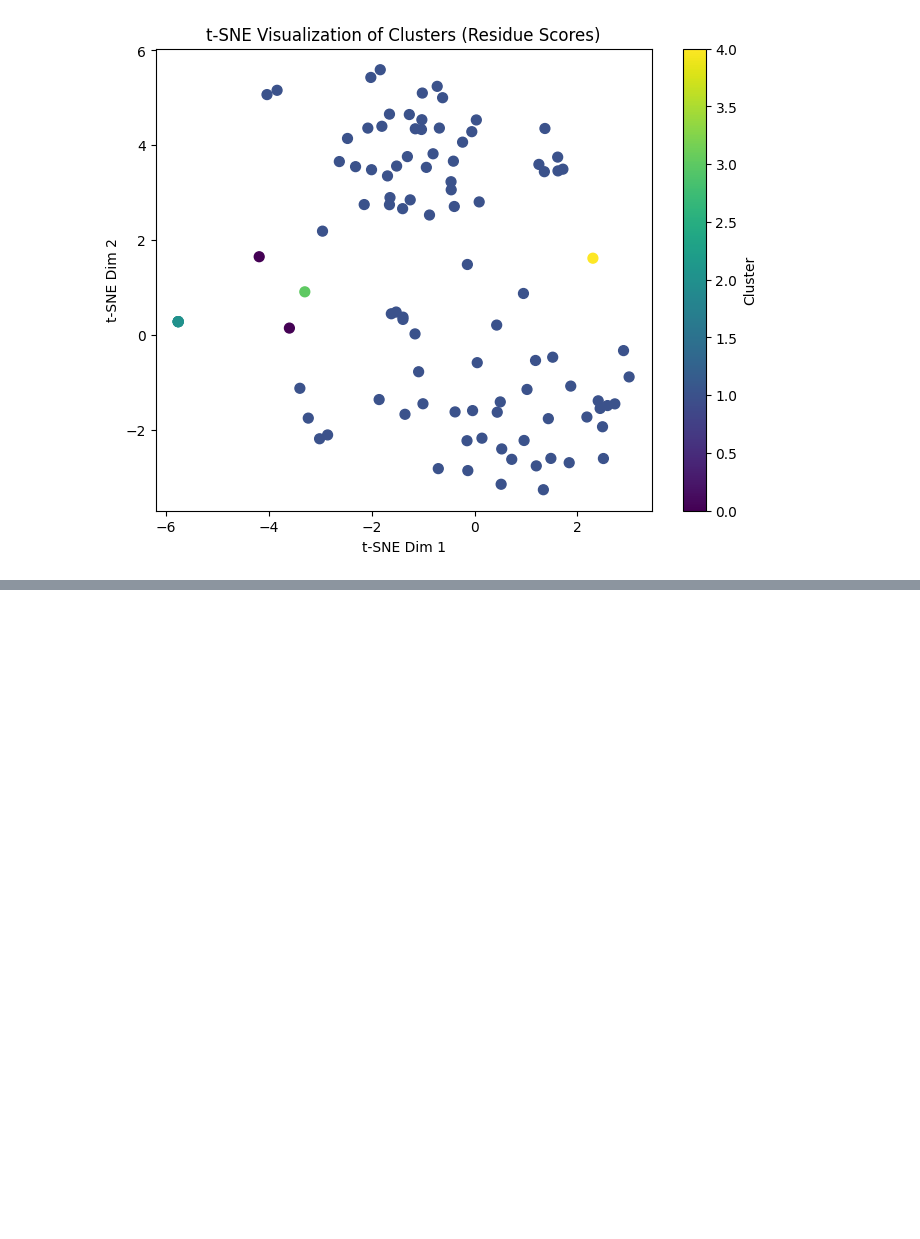
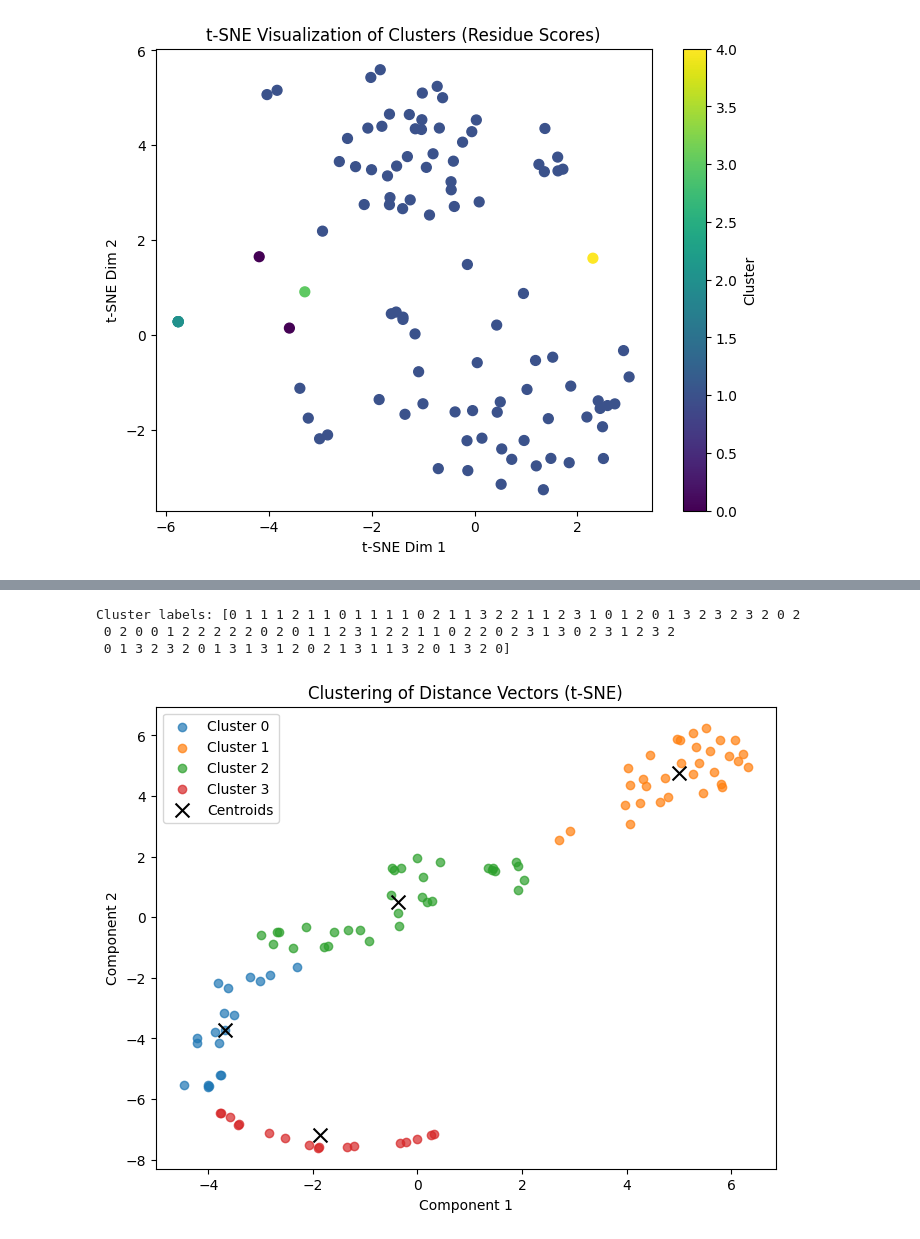
Before and after one commit to surajkarak/protein-ligand, a Jupyter notebook: binding_site_analysis.ipynb, the cells around one changed output, grey strips where cells are left out. Cells and saved outputs as stored; diff of their text form; code cells hidden in the pictures; blank space fills up the shorter version.

```diff
--- a/binding_site_analysis.ipynb
+++ b/binding_site_analysis.ipynb
@@ -410,0 +542,36 @@ plt.show()
+# %%
+from sklearn.cluster import KMeans
+
+# Number of clusters (choose based on domain knowledge or testing)
+n_clusters = 4
+
+# Apply K-Means clustering
+kmeans = KMeans(n_clusters=n_clusters, random_state=42)
+cluster_labels = kmeans.fit_predict(embedding)
+
+print("Cluster labels:", cluster_labels)
+# %% [output]
+Cluster labels: [0 1 1 1 2 1 1 0 1 1 1 1 0 2 1 1 3 2 2 1 1 2 3 1 0 1 2 0 1 3 2 3 2 3 2 0 2
+ 0 2 0 0 1 2 2 2 2 2 0 2 0 1 1 2 3 1 2 2 1 1 0 2 2 0 2 3 1 3 0 2 3 1 2 3 2
+ 0 1 3 2 3 2 0 1 3 1 3 1 2 0 2 1 3 1 1 3 2 0 1 3 2 0]
+# %%
+import matplotlib.pyplot as plt
+
+plt.figure(figsize=(8, 6))
+
+# Scatter plot with clusters
+for cluster in range(n_clusters):
+    cluster_points = embedding[cluster_labels == cluster]
+    plt.scatter(cluster_points[:, 0], cluster_points[:, 1], label=f"Cluster {cluster}", alpha=0.7)
+
+# Mark cluster centers
+centers = kmeans.cluster_centers_
+plt.scatter(centers[:, 0], centers[:, 1], c='black', marker='x', s=100, label="Centroids")
+
+plt.title("Clustering of Distance Vectors (t-SNE)")
+plt.xlabel("Component 1")
+plt.ylabel("Component 2")
+plt.legend()
+plt.show()
+# %% [output]
+[figure, added]
```
Also changed, not shown: parts of 13 cells of this notebook.
